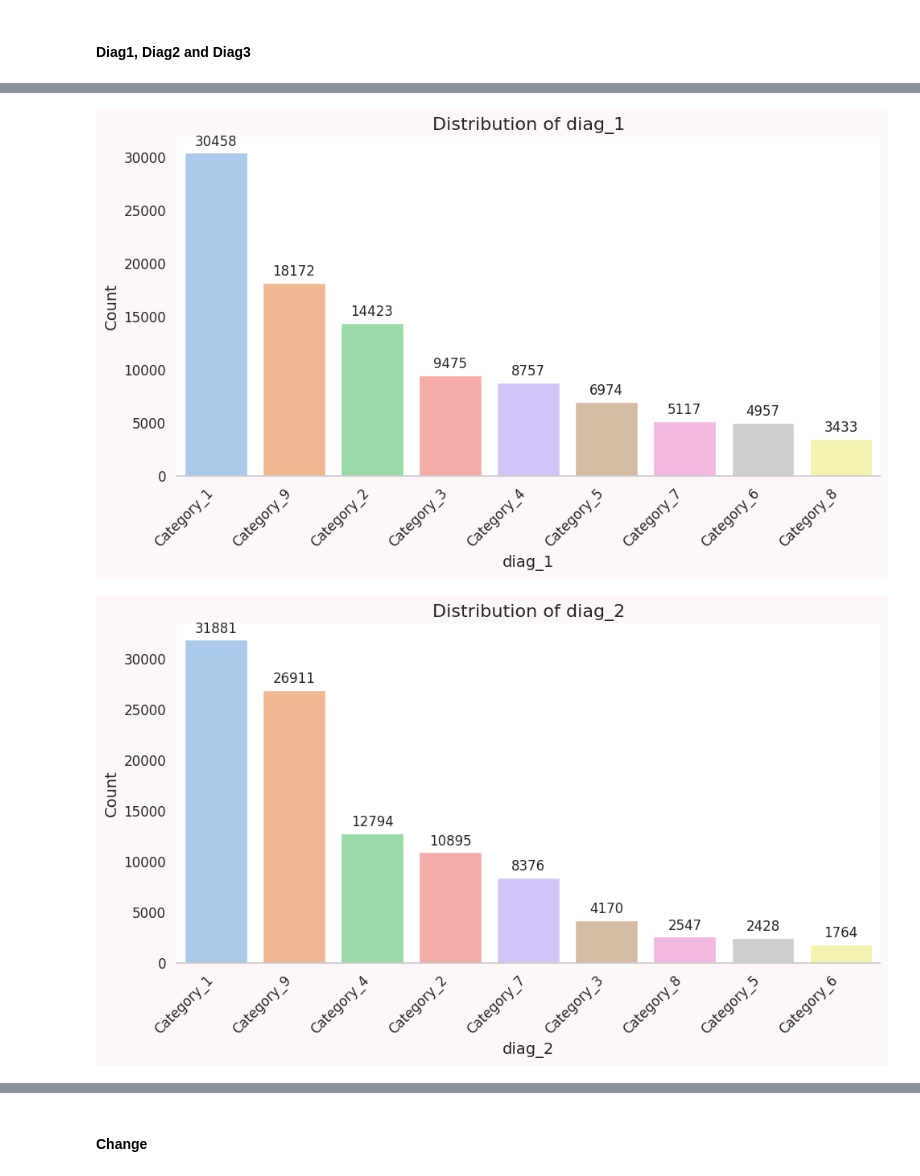
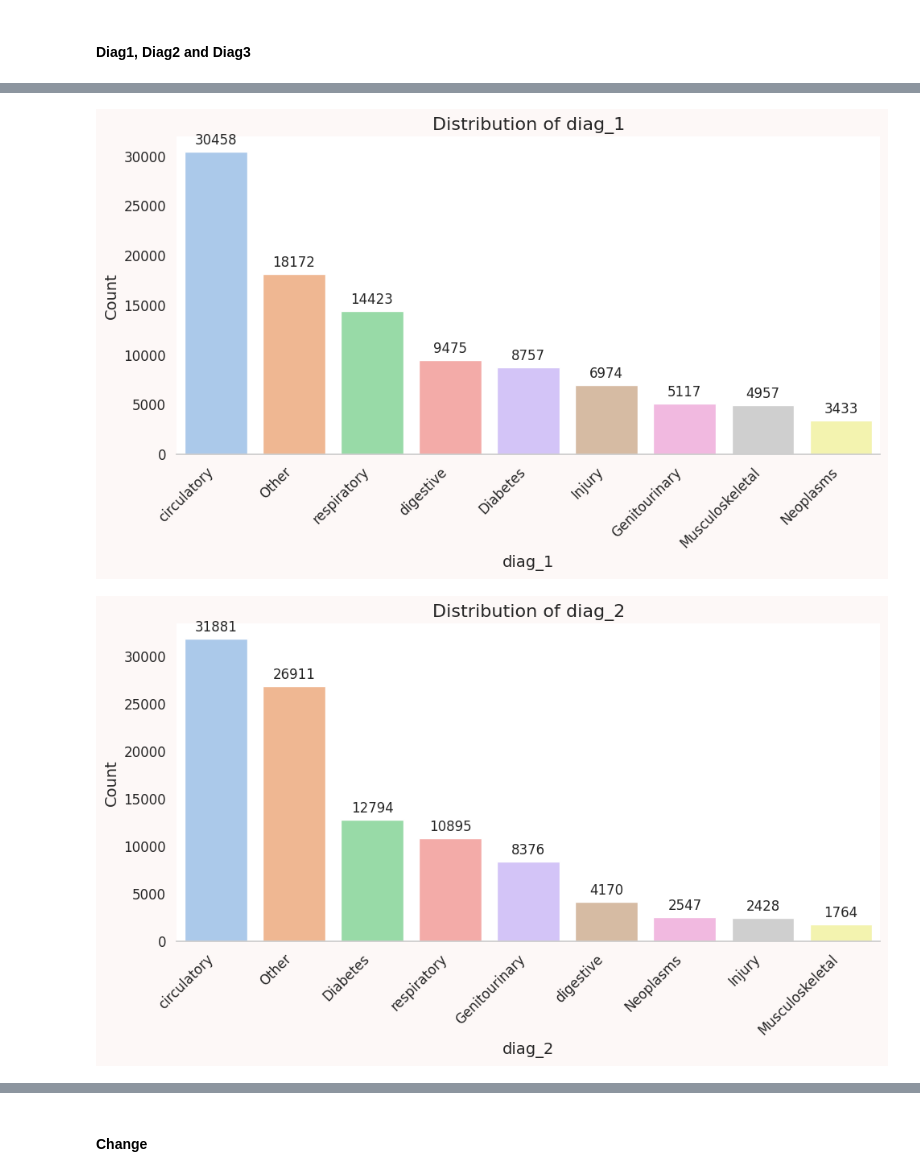
Before and after one commit to AliMO77/DMAKD, a Jupyter notebook: Diabetes.ipynb, the cells around one changed output, grey strips where cells are left out. Saved outputs shown, nothing was run; the diff lists cells and outputs as text; code cells hidden in the pictures.

```diff
--- a/Diabetes.ipynb
+++ b/Diabetes.ipynb
@@ -399,42 +404,47 @@ def diagnoses_categorization(col):
     digestive = "^(52[0-9]|5[3-7][0-9]|787)$"
     Diabetes = "^250\.\d{1,2}|250$"
     Injury = "^(80[0-9]|8[1-9][0-9]|9[0-9]{2})$"
     Musculoskeletal = "^(71[0-9]|7[23][0-9])$"
     Genitourinary = "^(58[0-9]|59[0-9]|6[0-2][0-9]|788)$"
     Neoplasms =  "^(14[0-9]|1[5-9][0-9]|2[0-3][0-9])$"
 
     other = ["^(79[0-9]|780|781|784|789|783)$",
                 "^(24[0-9]|25[1-9]|2[67][0-9])$",
                 "^(68[0-9]|69[0-9]|70[0-9]|782)$",
                 "^([1-9]|[1-9][0-9]|1[0-3][0-9])$",
                 "^(29[0-9]|3[01][0-9])$",
                 "^(E|V)\d+",
                 "^(28[0-9])$" ,
                 "^(32[0-9]|3[3-5][0-9])$",
                 "^(63[0-9]|6[4-7][0-9])$",
                 "^(36[0-9]|3[78][0-9])$",
                 "^(74[0-9]|75[0-9])$",
                 "^365\.\d{1,2}$"
                 ]
 
 
     cats = [circulatory,respiratory,digestive,Diabetes,Injury,Musculoskeletal,Genitourinary,Neoplasms]
+    cats_names = ['circulatory','respiratory','digestive','Diabetes','Injury','Musculoskeletal','Genitourinary','Neoplasms']
 
-    for cat in cats:
-        raw_data[col] = raw_data[col].str.replace(cat, 'Category_'+str(cats.index(cat)+1), regex=True)
+
+    for i in range(len(cats)):
+
+        raw_data[col] = raw_data[col].str.replace(cats[i], cats_names[i], regex=True)
 
     for o in other:
-        raw_data[col] = raw_data[col].str.replace(o, 'Category_'+str(9), regex=True)
+        raw_data[col] = raw_data[col].str.replace(o, 'Other', regex=True)
+
 
 diagnoses_categorization('diag_1')
+
 plot_feature_distribution(raw_data,'diag_1')
 # %% [output]
-[figure, old version]
+[figure, new version]
 # %%
 diagnoses_categorization('diag_2')
 plot_feature_distribution(raw_data,'diag_2')
 # %% [output]
-[figure, old version]
+[figure, new version]
 # %%
 diagnoses_categorization('diag_3')
 plot_feature_distribution(raw_data,'diag_3')
```
Also changed, not shown: parts of 35 cells of this notebook, 1 other file.
